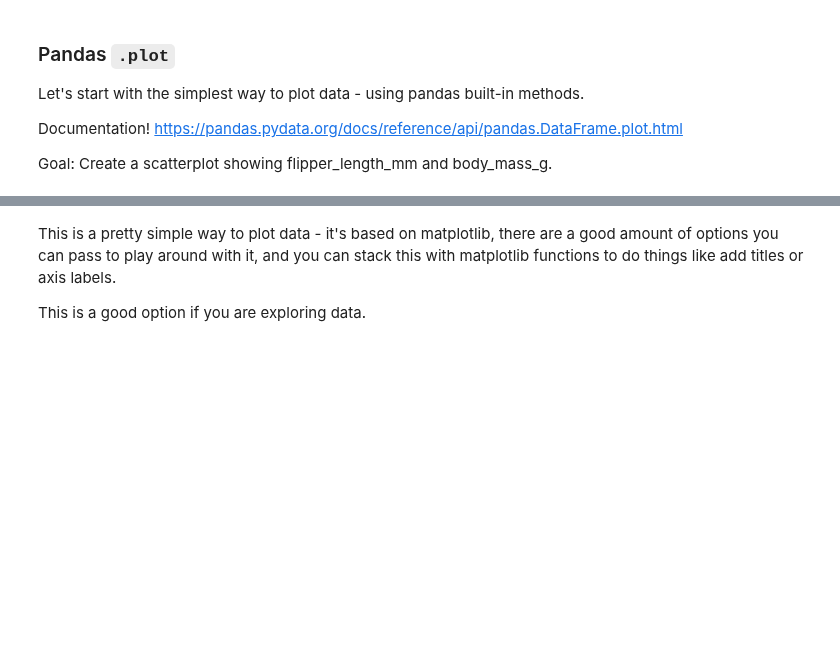
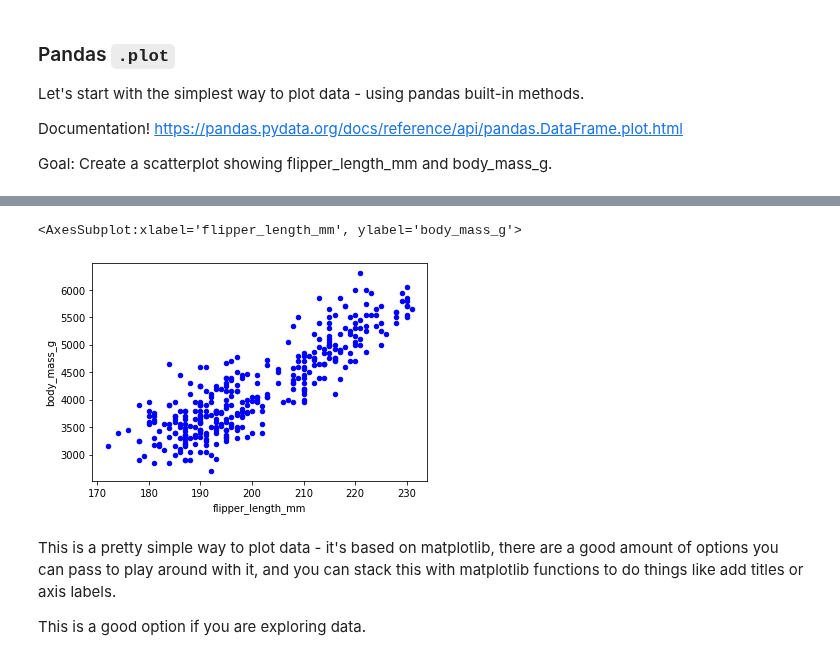
Before and after one commit to flatiron-school/NTL-DS-062722, a Jupyter notebook: 1Phase/09-Data-Visualization-AKA-Plotting-With-Pandas.ipynb, the cells around one changed output, grey strips where cells are left out. Cells and saved outputs as stored; diff of their text form; code cells hidden in the pictures; blank space fills up the shorter version.

```diff
--- a/1Phase/09-Data-Visualization-AKA-Plotting-With-Pandas.ipynb
+++ b/1Phase/09-Data-Visualization-AKA-Plotting-With-Pandas.ipynb
@@ -117,5 +156,10 @@ Goal: Create a scatterplot showing flipper_length_mm and body_mass_g.
 # %%
 # Can also specify the kind of plot this way
+
+penguins.plot.scatter(x='flipper_length_mm', y= 'body_mass_g', color='blue')
+# %% [output]
+<AxesSubplot:xlabel='flipper_length_mm', ylabel='body_mass_g'>
+[figure, added]
 # %% [markdown]
 This is a pretty simple way to plot data - it's based on matplotlib, there are a good amount of options you can pass to play around with it, and you can stack this with matplotlib functions to do things like add titles or axis labels.
 
```
Also changed, not shown: parts of 38 cells of this notebook, 1 other file.
